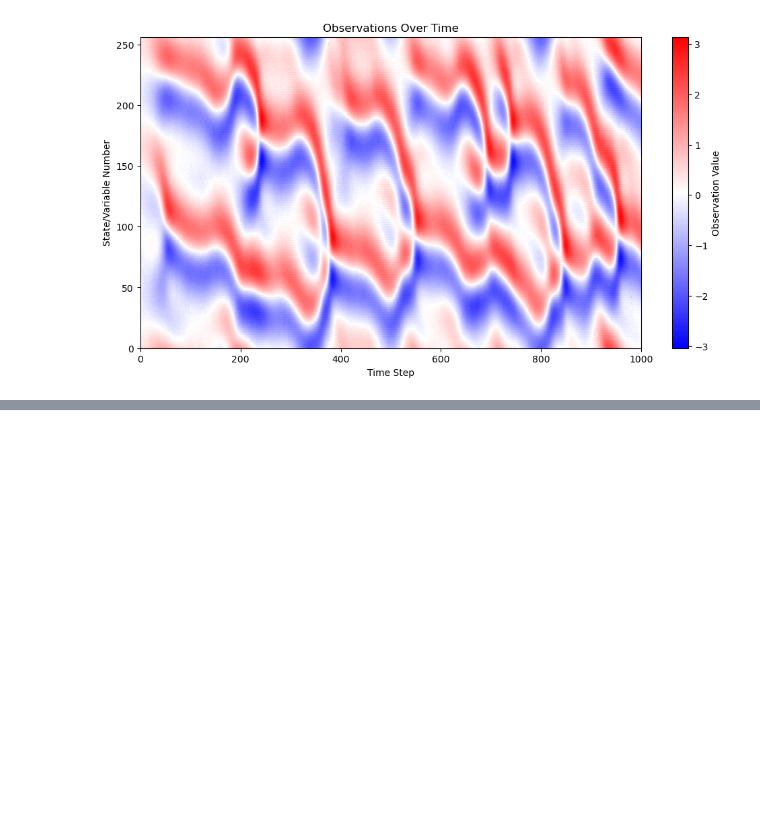
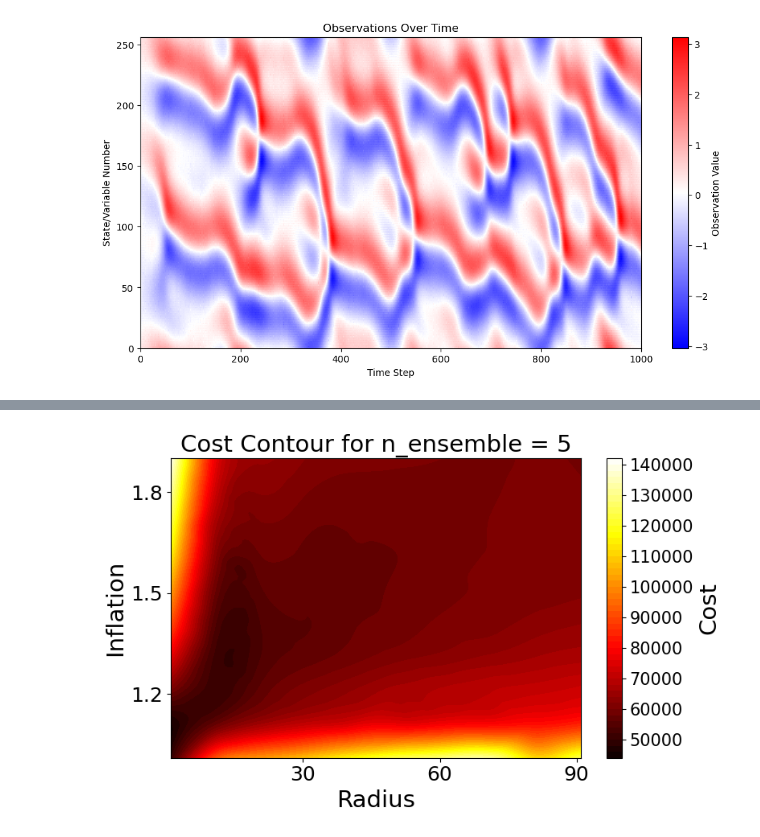
Before and after one commit to enochcluk/variational_filtering, a Jupyter notebook: 3D_search_KS.ipynb, the cells around one changed output, grey strips where cells are left out. Saved outputs shown, nothing was run; the diff lists cells and outputs as text; code cells hidden in the pictures; blank space fills up the shorter version.

```diff
--- a/3D_search_KS.ipynb
+++ b/3D_search_KS.ipynb
@@ -94,2 +74,47 @@ with open('ks_surface_ensemble_data.pkl', 'wb') as file:
+# %%
+import numpy as np
+import matplotlib.pyplot as plt
+from scipy.interpolate import griddata
+import pickle
+
+def plot_cost_contours(loaded_results, scaling=1.0, max_n_locator=5, prefix = ''):
+        data = loaded_results[0]
+        radius_values, inflation_values, cost_values = data[:, 0], data[:, 1], data[:, 2]
+
+        grid_radius, grid_inflation = np.mgrid[min(radius_values):max(radius_values):100j, min(inflation_values):max(inflation_values):100j]
+
+        grid_cost = griddata((radius_values, inflation_values), cost_values, (grid_radius, grid_inflation), method='cubic')
+
+        plt.figure(figsize=(8, 5))
+        cp = plt.contourf(grid_radius, grid_inflation, grid_cost, levels=50, cmap='hot')
+        cbar = plt.colorbar(cp)
+        cbar.set_label('Cost', fontsize=14*scaling)
+        cbar.ax.tick_params(labelsize=10*scaling)
+        ticks = range(int(grid_cost.min() // 10000 * 10000) + 10000, int(grid_cost.max() // 10000 * 10000) + 10000, 10000)
+        cbar.set_ticks(ticks)
+
+
+
+        plt.xlabel('Radius', fontsize=14*scaling)
+        plt.ylabel('Inflation', fontsize=14*scaling)
+        plt.title(f'Cost Contour for n_ensemble = {n_ensemble}', fontsize=14*scaling)
+
+        plt.xticks(fontsize=12*scaling)
+        plt.yticks(fontsize=12*scaling)
+
+        # reduce the number of x and y axis labels
+        plt.gca().xaxis.set_major_locator(plt.MaxNLocator(max_n_locator))
+        plt.gca().yaxis.set_major_locator(plt.MaxNLocator(max_n_locator))
+
+        plt.tight_layout()
+        plt.savefig(f'{prefix}_contour_plot_n_ensemble_{n_ensemble}.pdf')
+        plt.show()
+        plt.close()
+
+
+# plot with scaling and max_n_locator parameters
+plot_cost_contours(loaded_results, scaling=1.5, max_n_locator=3, prefix = 'KS')
+# %% [output]
+[figure, added]
 # %%
 import pickle
```
Also changed, not shown: parts of 4 cells of this notebook, 24 other files.
